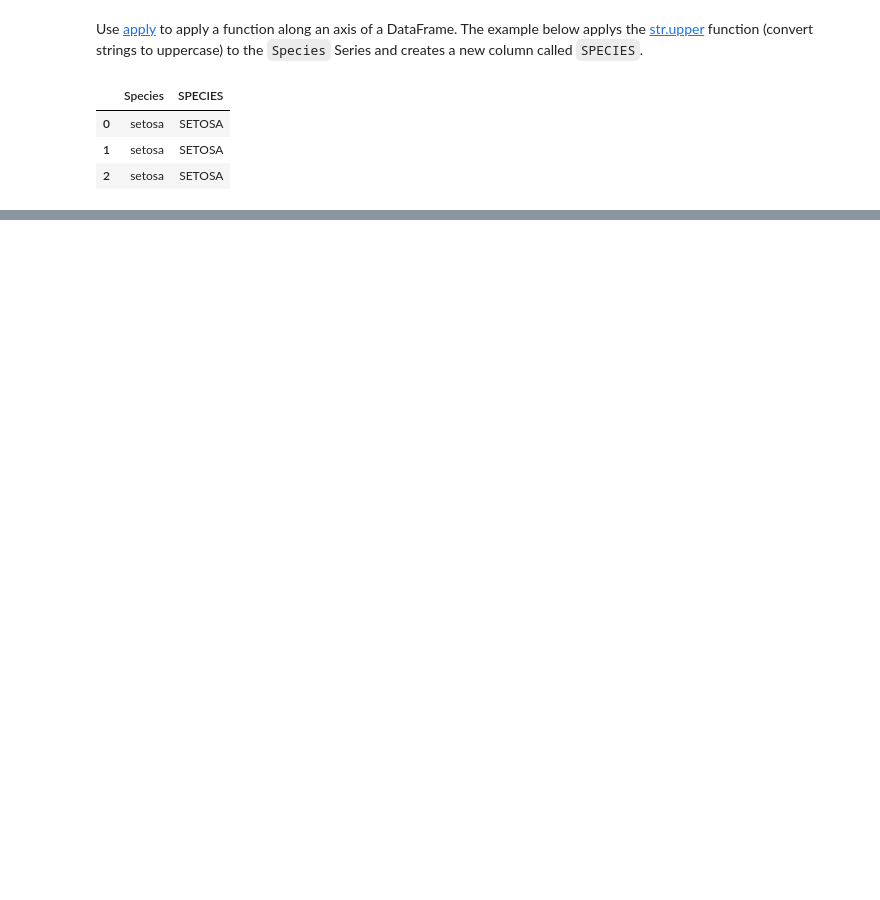
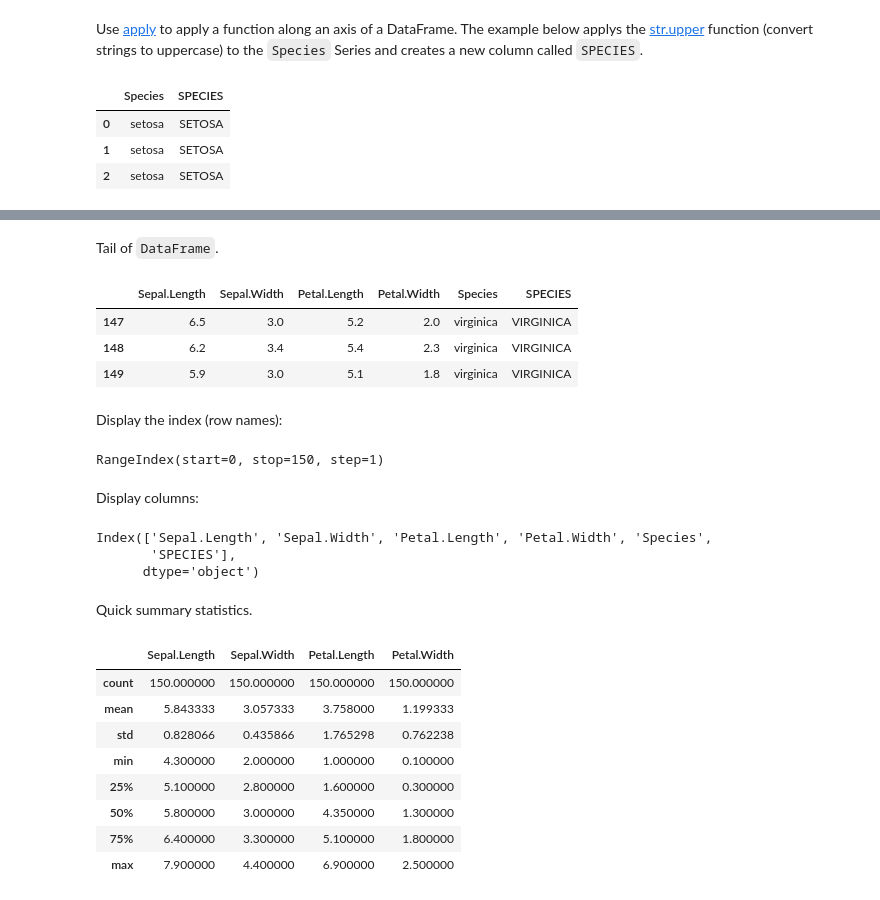
Before and after one commit to davetang/learning_python, a Jupyter notebook: notebook/pandas.ipynb, the cells around one changed output, grey strips where cells are left out. Drawn from its saved outputs; the diff is of its cells as text; code cells hidden in the pictures; blank space fills up the shorter version.

```diff
--- a/notebook/pandas.ipynb
+++ b/notebook/pandas.ipynb
@@ -178,0 +256,37 @@ iris.loc[[0, 1, 2], ["Species", "SPECIES"]]
+# %% [markdown]
+Tail of `DataFrame`.
+# %%
+iris.tail(3)
+# %% [output]
+|  | Sepal.Length | Sepal.Width | Petal.Length | Petal.Width | Species | SPECIES |
+| 147 | 6.5 | 3.0 | 5.2 | 2.0 | virginica | VIRGINICA |
+| 148 | 6.2 | 3.4 | 5.4 | 2.3 | virginica | VIRGINICA |
+| 149 | 5.9 | 3.0 | 5.1 | 1.8 | virginica | VIRGINICA |
+# %% [markdown]
+Display the index (row names):
+# %%
+iris.index
+# %% [output]
+RangeIndex(start=0, stop=150, step=1)
+# %% [markdown]
+Display columns:
+# %%
+iris.columns
+# %% [output]
+Index(['Sepal.Length', 'Sepal.Width', 'Petal.Length', 'Petal.Width', 'Species',
+       'SPECIES'],
+      dtype='object')
+# %% [markdown]
+Quick summary statistics.
+# %%
+iris.describe()
+# %% [output]
+|  | Sepal.Length | Sepal.Width | Petal.Length | Petal.Width |
+| count | 150.000000 | 150.000000 | 150.000000 | 150.000000 |
+| mean | 5.843333 | 3.057333 | 3.758000 | 1.199333 |
+| std | 0.828066 | 0.435866 | 1.765298 | 0.762238 |
+| min | 4.300000 | 2.000000 | 1.000000 | 0.100000 |
+| 25% | 5.100000 | 2.800000 | 1.600000 | 0.300000 |
+| 50% | 5.800000 | 3.000000 | 4.350000 | 1.300000 |
+| 75% | 6.400000 | 3.300000 | 5.100000 | 1.800000 |
+| max | 7.900000 | 4.400000 | 6.900000 | 2.500000 |
```
Also changed, not shown: parts of 23 cells of this notebook.
